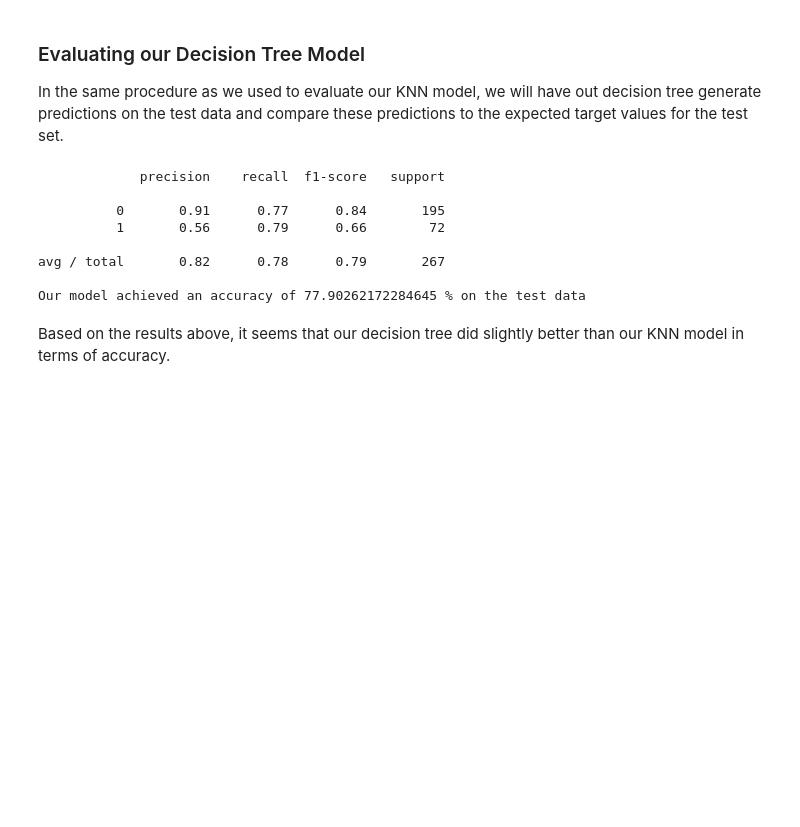
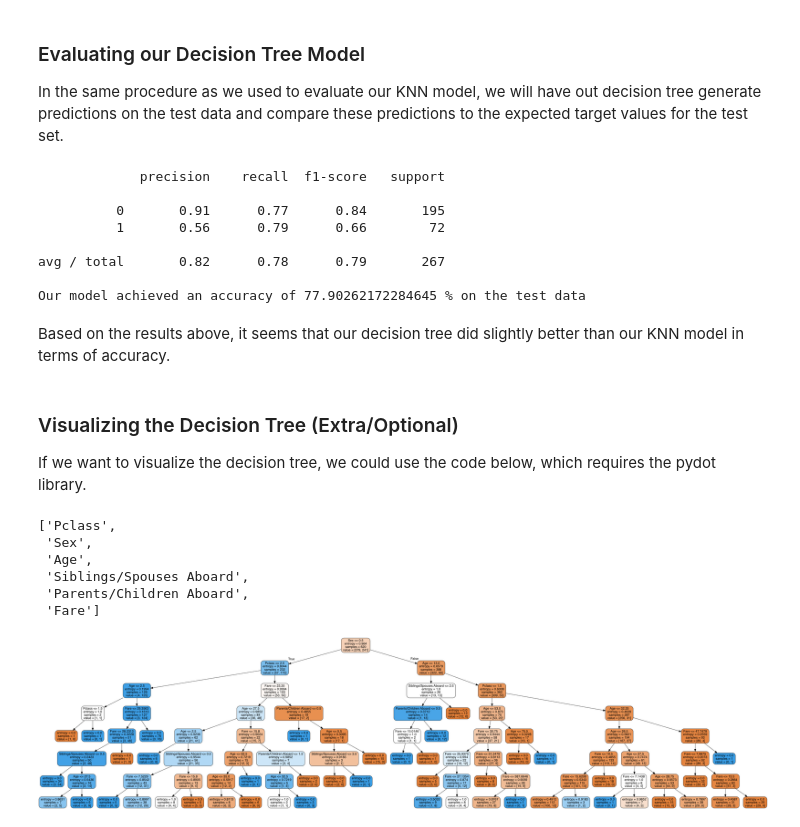
Before and after one commit to AmolMavuduru/IntroToMachineLearning, a Jupyter notebook: Intro to Machine Learning.ipynb, the cells around one changed output. Saved outputs shown, nothing was run; the diff lists cells and outputs as text; code cells hidden in the pictures; blank space fills up the shorter version.

```diff
--- a/Intro to Machine Learning.ipynb
+++ b/Intro to Machine Learning.ipynb
@@ -478,3 +478,29 @@ avg / total       0.82      0.78      0.79       267
 Our model achieved an accuracy of 77.90262172284645 % on the test data
 # %% [markdown]
 Based on the results above, it seems that our decision tree did slightly better than our KNN model in terms of accuracy.
+# %% [markdown]
+### Visualizing the Decision Tree (Extra/Optional)
+If we want to visualize the decision tree, we could use the code below, which requires the pydot library.
+# %%
+from IPython.display import Image
+from sklearn.externals.six import StringIO
+from sklearn.tree import export_graphviz
+import pydot
+
+features = list(X_train.columns)
+features
+# %% [output]
+['Pclass',
+ 'Sex',
+ 'Age',
+ 'Siblings/Spouses Aboard',
+ 'Parents/Children Aboard',
+ 'Fare']
+# %%
+dot_data = StringIO()
+export_graphviz(dtree_model, out_file=dot_data,feature_names=features,filled=True,rounded=True)
+
+graph = pydot.graph_from_dot_data(dot_data.getvalue())
+Image(graph[0].create_png())
+# %% [output]
+[figure, added]
```
Also changed, not shown: parts of 17 cells of this notebook.
